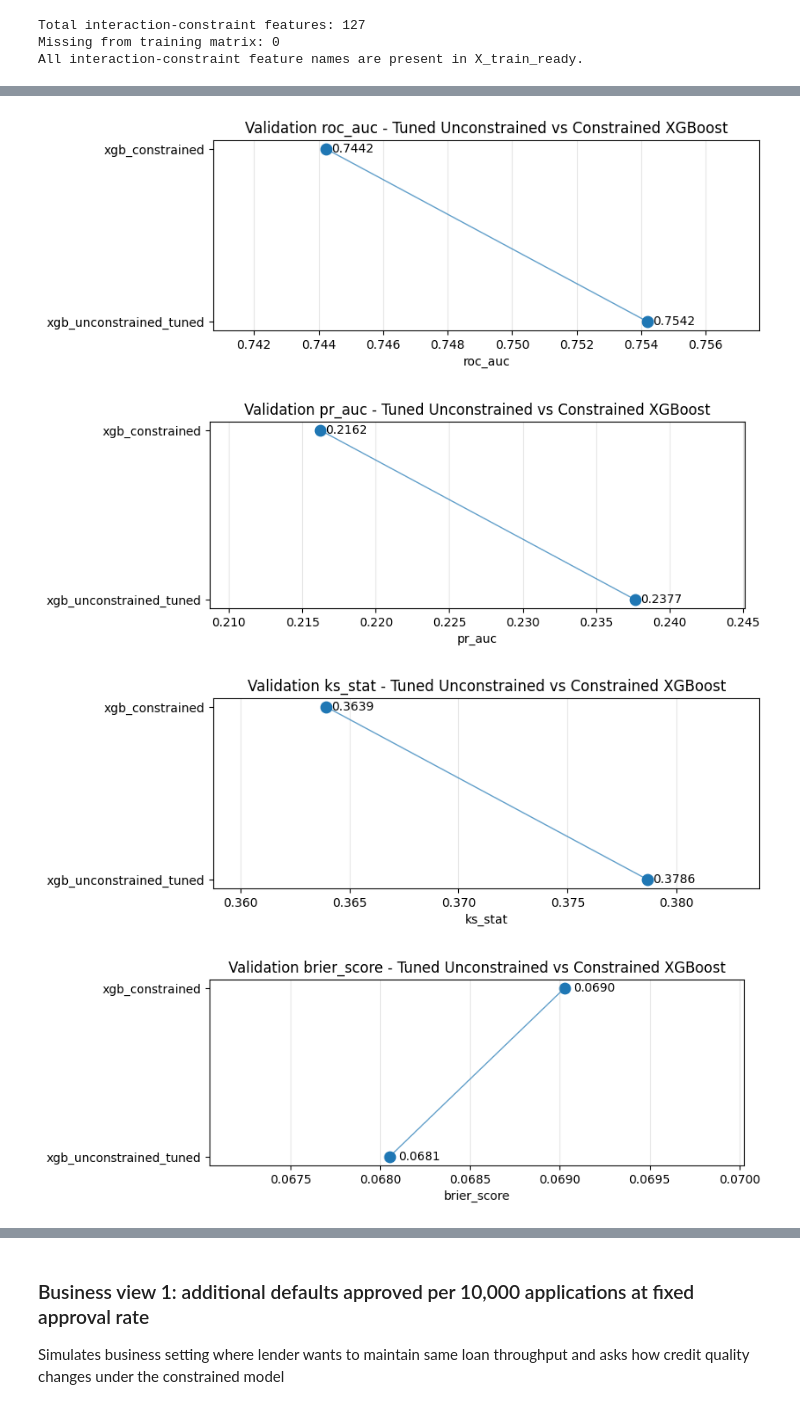
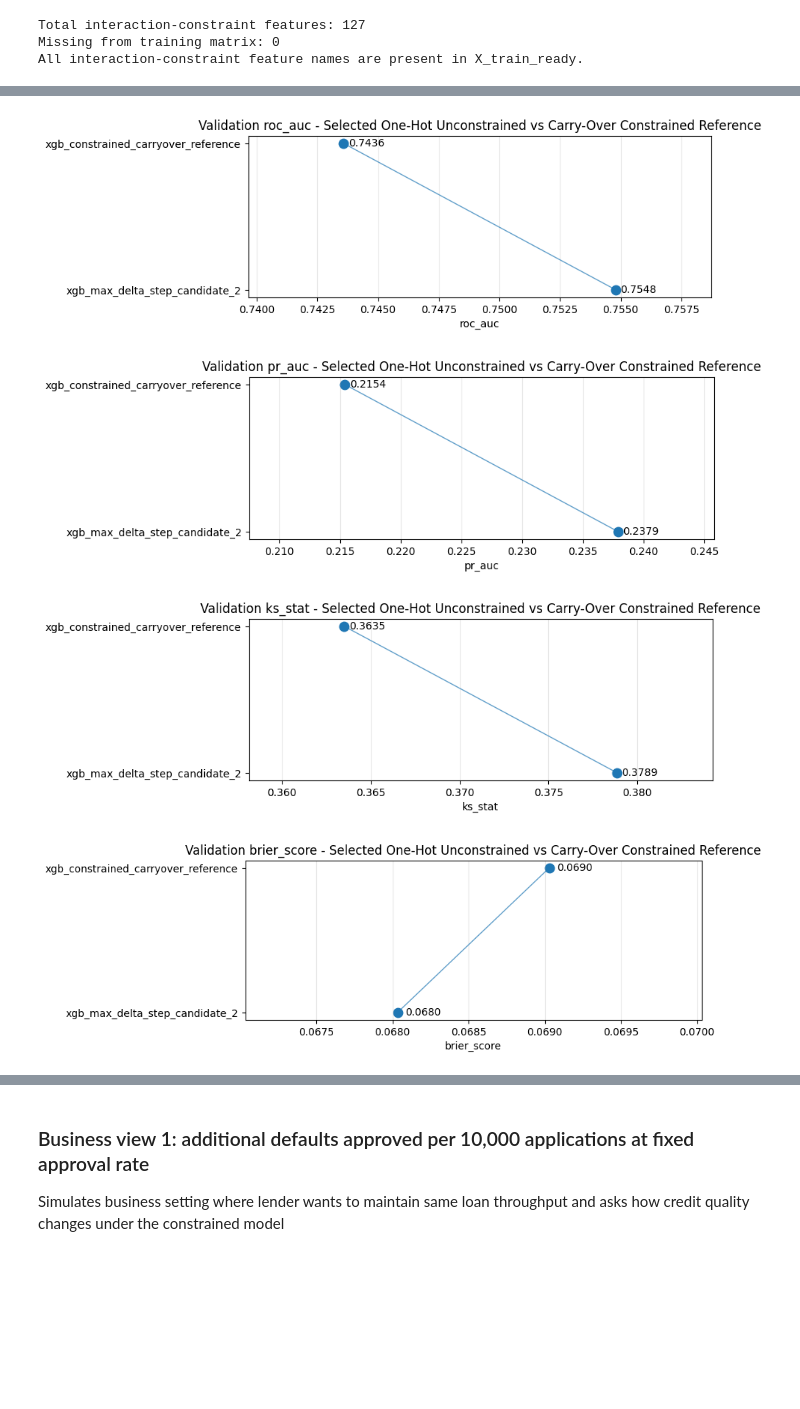
Before and after one commit to jlsampedromazon/credit-risk-model-constraint-eval, a Jupyter notebook: scripts/xgboost_models.ipynb, the cells around one changed output, grey strips where cells are left out. Saved outputs shown, nothing was run; the diff lists cells and outputs as text; code cells hidden in the pictures; blank space fills up the shorter version.

```diff
--- a/scripts/xgboost_models.ipynb
+++ b/scripts/xgboost_models.ipynb
@@ -870,0 +1932,13 @@ for metric in metrics_to_plot:
+# %%
+
+# Try a small max_delta_step grid.
+#
+# We include:
+# - 0 as the current baseline behavior
+# - 1 as the main value we want to test
+# - 2 as a slightly stronger version just for context
+
+max_delta_step_grid = [0, 1, 2]
+
+print("max_delta_step values to test:")
+print(max_delta_step_grid)
@@ -870,0 +2135,24 @@ for metric in metrics_to_plot:
+# %%
+
+# Select the winning one-hot unconstrained benchmark after imbalance
+# adjustments and map it back to the actual fitted model object.
+
+
+selected_onehot_unconstrained_name = final_onehot_unconstrained_candidates_df.loc[0, "model_name"]
+selected_onehot_unconstrained_val_result = final_onehot_unconstrained_candidates_df.loc[0].to_dict()
+
+if selected_onehot_unconstrained_name == baseline_reference_row["model_name"]:
+    selected_onehot_unconstrained_model = best_xgb_unconstrained
+elif selected_onehot_unconstrained_name == scale_pos_weight_results_df.loc[0, "model_name"]:
+    selected_onehot_unconstrained_model = best_xgb_scale_pos_weight
+elif selected_onehot_unconstrained_name == max_delta_step_results_df.loc[0, "model_name"]:
+    selected_onehot_unconstrained_model = best_xgb_max_delta_step
+else:
+    raise ValueError(f"Unexpected selected one-hot unconstrained model: {selected_onehot_unconstrained_name}")
+
+print("Selected final one-hot unconstrained XGBoost benchmark:")
+print(f"- Model name: {selected_onehot_unconstrained_name}")
+print(f"- Validation PR-AUC: {selected_onehot_unconstrained_val_result['pr_auc']:.6f}")
+print(f"- Validation ROC-AUC: {selected_onehot_unconstrained_val_result['roc_auc']:.6f}")
+print(f"- Validation KS: {selected_onehot_unconstrained_val_result['ks_stat']:.6f}")
+print(f"- Validation Brier: {selected_onehot_unconstrained_val_result['brier_score']:.6f}")
@@ -1170,19 +3026,20 @@ plot_pr_curves(
 # %%
-# Plot validation metric comparisons: # tuned unconstrained vs constrained XGBoost
+# Plot validation metric comparisons: selected one-hot unconstrained vs
+# carry-over constrained reference branch
 metrics_to_plot = ["roc_auc", "pr_auc", "ks_stat", "brier_score"]
 
 for metric in metrics_to_plot:
     plot_two_model_comparison(
-        compare_df=xgb_constraint_compare_df,
+        compare_df=xgb_constraint_carryover_compare_df,
         value_col=metric,
-        title=f"Validation {metric} - Tuned Unconstrained vs Constrained XGBoost",
+        title=f"Validation {metric} - Selected One-Hot Unconstrained vs Carry-Over Constrained Reference",
         x_label=metric,
         as_percent=False,
         decimals=4
     )
 # %% [output]
-[figure, old version]
+[figure, new version]
-[figure, old version]
+[figure, new version]
-[figure, old version]
+[figure, new version]
-[figure, old version]
+[figure, new version]
 # %% [markdown]
```
Also changed, not shown: parts of 203 cells of this notebook.
